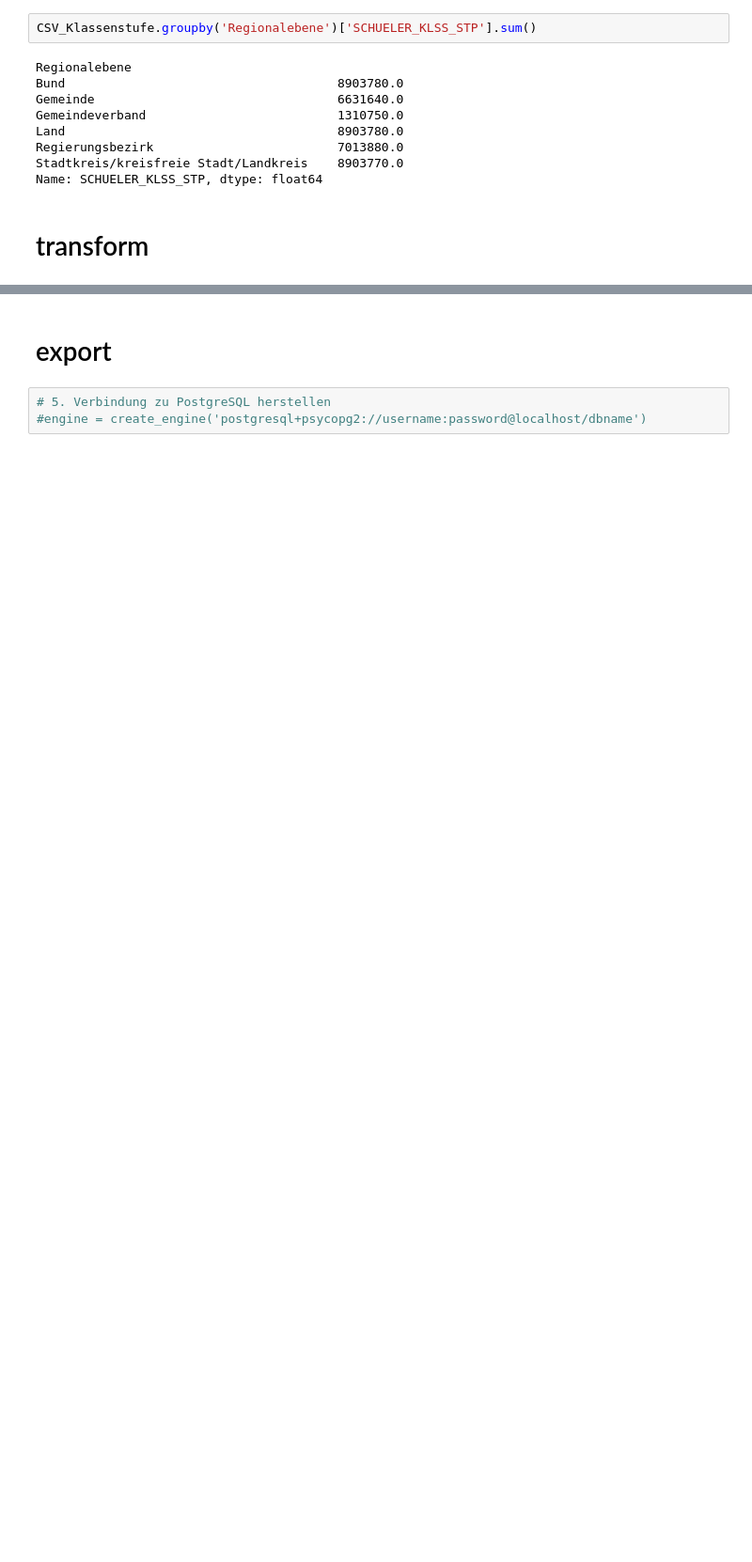
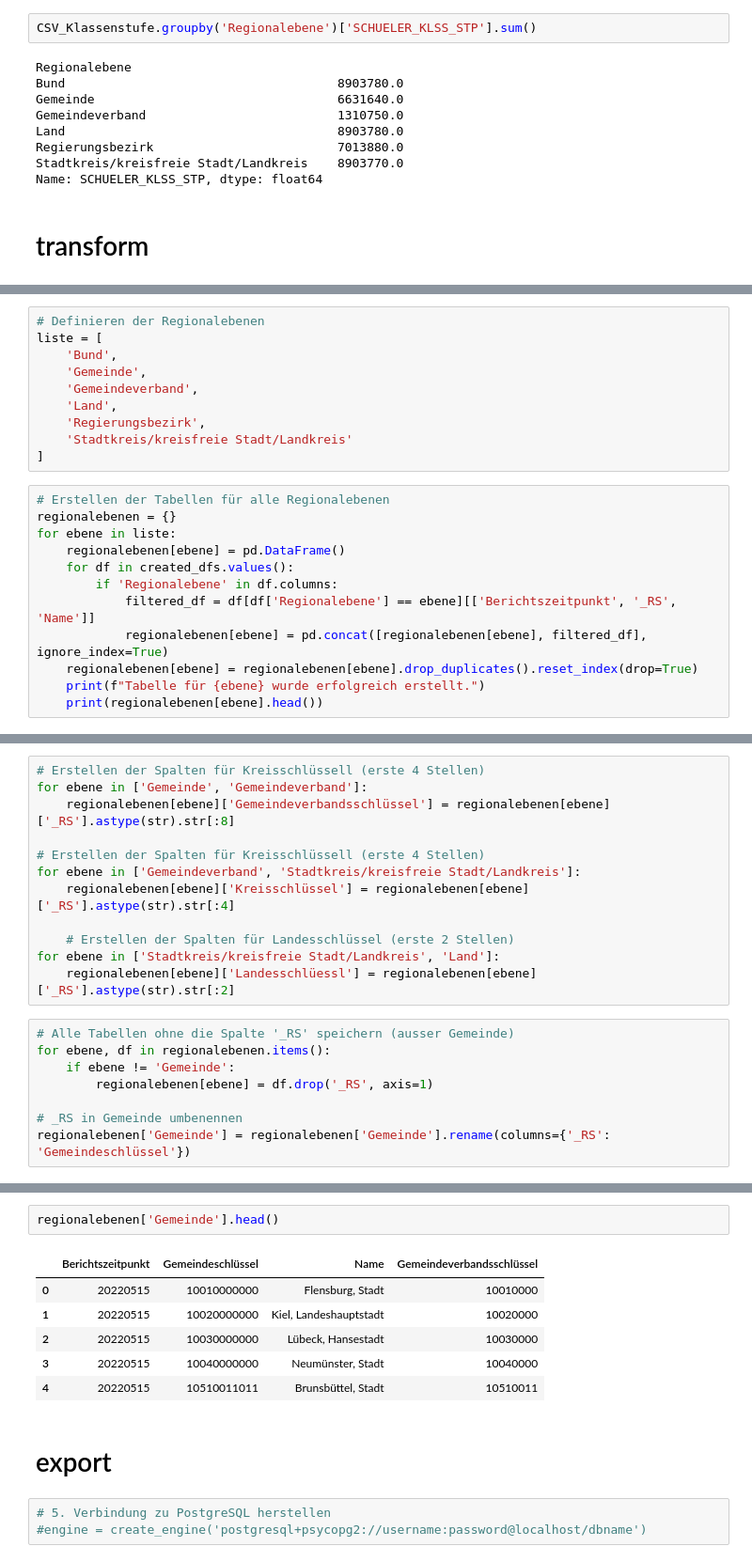
Before and after one commit to Reimser/sp3_1_studienarbeit, a Jupyter notebook: notebooks/import.ipynb, the cells around one changed output, grey strips where cells are left out. Shown at 94% size. Cells and saved outputs as stored; diff of their text form; blank space fills up the shorter version.

```diff
--- a/notebooks/import.ipynb
+++ b/notebooks/import.ipynb
@@ -151,0 +131,22 @@ KeyError: 'ET_BERUFSKLSS_HGISCO_STP'
+# %%
+# Definieren der Regionalebenen
+liste = [
+    'Bund',
+    'Gemeinde',
+    'Gemeindeverband',
+    'Land',
+    'Regierungsbezirk',
+    'Stadtkreis/kreisfreie Stadt/Landkreis'
+]
+# %%
+# Erstellen der Tabellen für alle Regionalebenen
+regionalebenen = {}
+for ebene in liste:
+    regionalebenen[ebene] = pd.DataFrame()
+    for df in created_dfs.values():
+        if 'Regionalebene' in df.columns:
+            filtered_df = df[df['Regionalebene'] == ebene][['Berichtszeitpunkt', '_RS', 'Name']]
+            regionalebenen[ebene] = pd.concat([regionalebenen[ebene], filtered_df], ignore_index=True)
+    regionalebenen[ebene] = regionalebenen[ebene].drop_duplicates().reset_index(drop=True)
+    print(f"Tabelle für {ebene} wurde erfolgreich erstellt.")
+    print(regionalebenen[ebene].head())
@@ -151,0 +184,20 @@ KeyError: 'ET_BERUFSKLSS_HGISCO_STP'
+# %%
+# Erstellen der Spalten für Kreisschlüssell (erste 4 Stellen)
+for ebene in ['Gemeinde', 'Gemeindeverband']:
+    regionalebenen[ebene]['Gemeindeverbandsschlüssel'] = regionalebenen[ebene]['_RS'].astype(str).str[:8]
+
+# Erstellen der Spalten für Kreisschlüssell (erste 4 Stellen)
+for ebene in ['Gemeindeverband', 'Stadtkreis/kreisfreie Stadt/Landkreis']:
+    regionalebenen[ebene]['Kreisschlüssel'] = regionalebenen[ebene]['_RS'].astype(str).str[:4]
+
+    # Erstellen der Spalten für Landesschlüssel (erste 2 Stellen)
+for ebene in ['Stadtkreis/kreisfreie Stadt/Landkreis', 'Land']:
+    regionalebenen[ebene]['Landesschlüessl'] = regionalebenen[ebene]['_RS'].astype(str).str[:2]
+# %%
+# Alle Tabellen ohne die Spalte '_RS' speichern (ausser Gemeinde)
+for ebene, df in regionalebenen.items():
+    if ebene != 'Gemeinde':
+        regionalebenen[ebene] = df.drop('_RS', axis=1)
+
+# _RS in Gemeinde umbenennen
+regionalebenen['Gemeinde'] = regionalebenen['Gemeinde'].rename(columns={'_RS': 'Gemeindeschlüssel'})
@@ -152,3 +236,12 @@ KeyError: 'ET_BERUFSKLSS_HGISCO_STP'
+# %%
+regionalebenen['Gemeinde'].head()
+# %% [output]
+|  | Berichtszeitpunkt | Gemeindeschlüssel | Name | Gemeindeverbandsschlüssel |
+| 0 | 20220515 | 10010000000 | Flensburg, Stadt | 10010000 |
+| 1 | 20220515 | 10020000000 | Kiel, Landeshauptstadt | 10020000 |
+| 2 | 20220515 | 10030000000 | Lübeck, Hansestadt | 10030000 |
+| 3 | 20220515 | 10040000000 | Neumünster, Stadt | 10040000 |
+| 4 | 20220515 | 10510011011 | Brunsbüttel, Stadt | 10510011 |
 # %% [markdown]
 # export
 # %%
```
Also changed, not shown: parts of 9 cells of this notebook.
